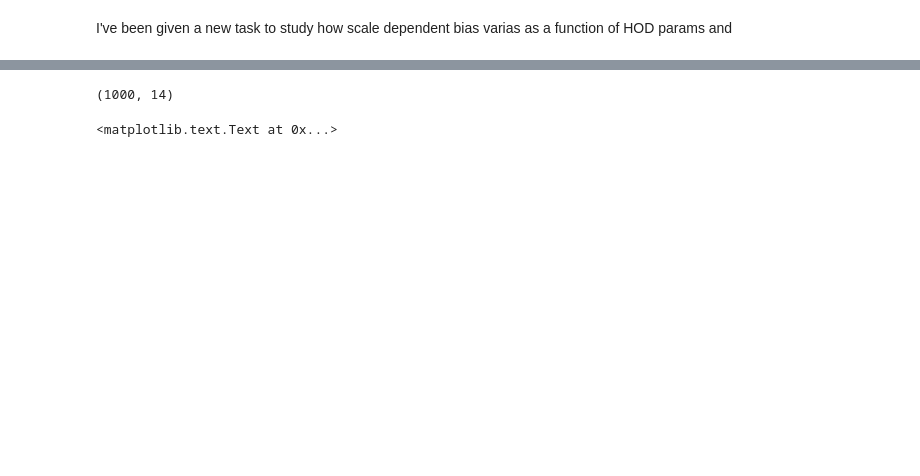
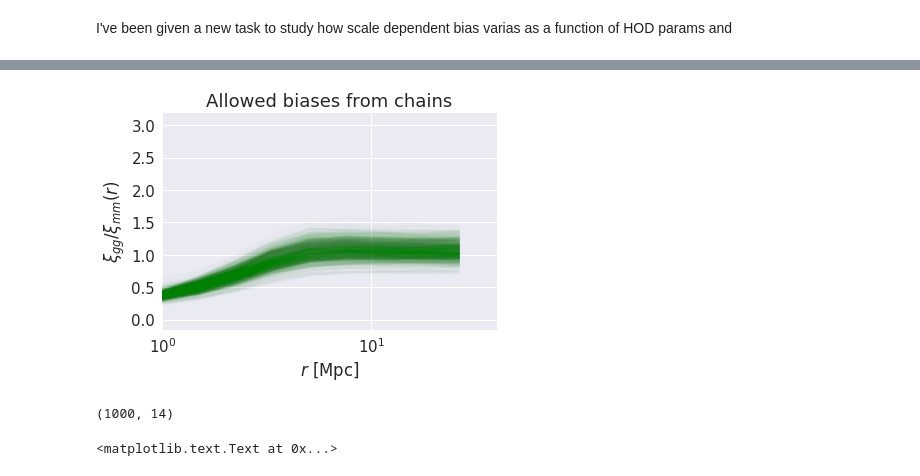
Before and after one commit to mclaughlin6464/pearce, a Jupyter notebook: notebooks/b(r,HOD) from Chains.ipynb, the cells around one changed output, grey strips where cells are left out. Cells and saved outputs as stored; diff of their text form; code cells hidden in the pictures; blank space fills up the shorter version.

```diff
--- a/notebooks/b(r,HOD) from Chains.ipynb
+++ b/notebooks/b(r,HOD) from Chains.ipynb
@@ -82 +99,14 @@ plt.show()
+# %%
+for xi in xis:
+        plt.plot(rbc, xi/xi_mm, alpha = 0.01, color = 'g')
+
+plt.xscale('log')
+plt.xlabel(r'$r$ [Mpc]')
+plt.ylabel(r'$\xi_{gg}/\xi_{mm}(r)$')
+#plt.ylim([-5, 20])
+plt.xlim([1e0, 40])
+plt.title(r"Allowed biases from chains")
+plt.show()
+# %% [output]
+[figure, added]
 # %%
```
Also changed, not shown: parts of 11 cells of this notebook, 2 other files.
